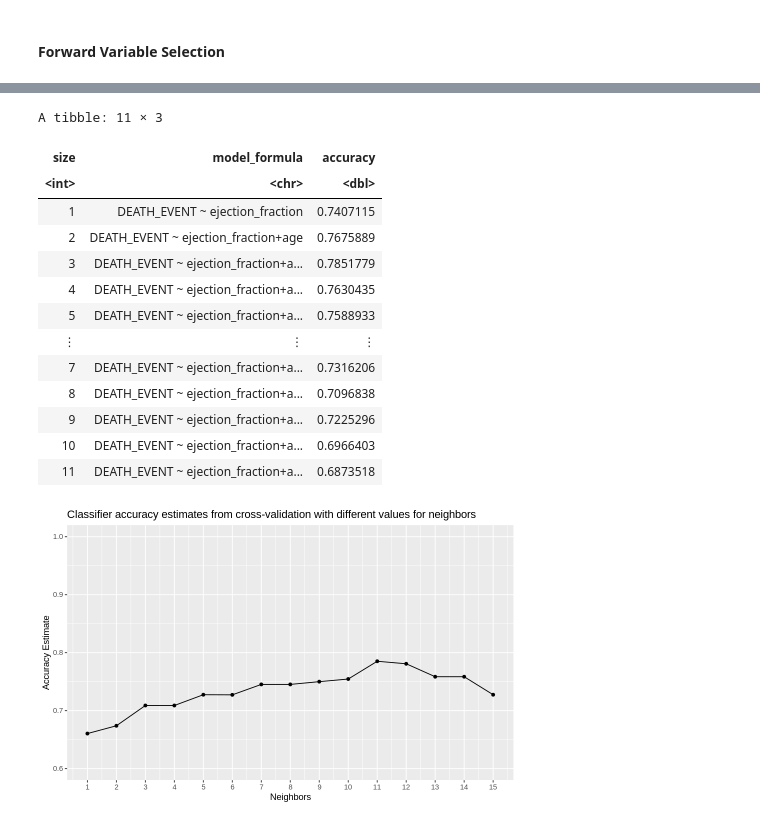
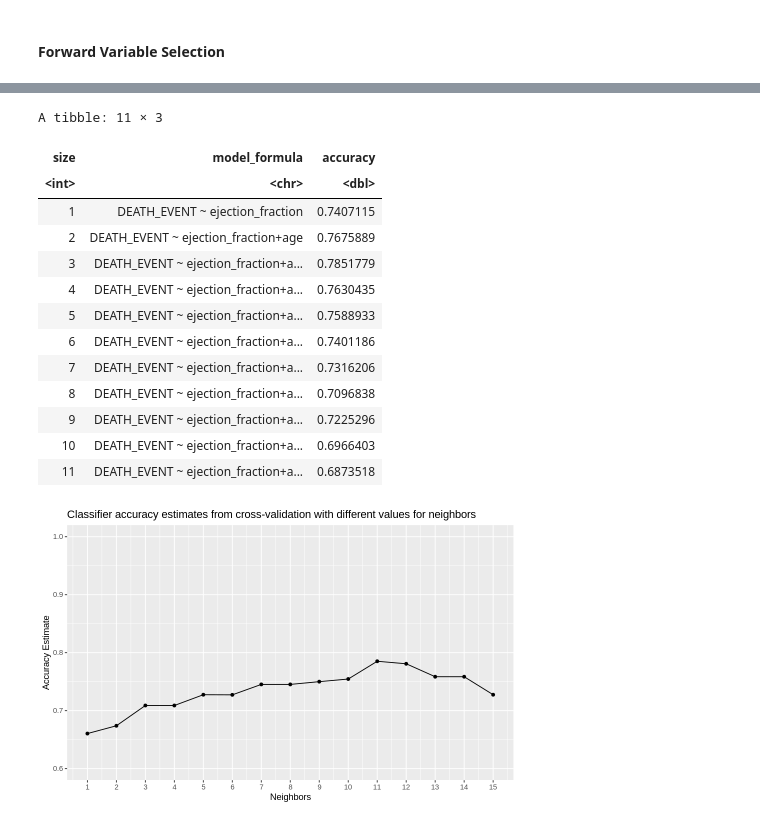
Before and after one commit to ShiyuDeng-Simon/group_project, a Jupyter notebook: Proposal.ipynb, the cells around one changed output, grey strips where cells are left out. Cells and saved outputs as stored; diff of their text form; code cells hidden in the pictures.

```diff
--- a/Proposal.ipynb
+++ b/Proposal.ipynb
@@ -624,17 +628,18 @@ A tibble: 11 × 3
 set.seed(2130)
 accuracies_ver_5 <- do_forward_selection(wotime_train_ver_5)
 # %%
+options(repr.matrix.max.rows = 13)
 accuracies_ver_5
 # %% [output]
 A tibble: 11 × 3
 | size | model_formula | accuracy |
 | <int> | <chr> | <dbl> |
 | 1 | DEATH_EVENT ~ ejection_fraction | 0.7407115 |
 | 2 | DEATH_EVENT ~ ejection_fraction+age | 0.7675889 |
 | 3 | DEATH_EVENT ~ ejection_fraction+a... | 0.7851779 |
 | 4 | DEATH_EVENT ~ ejection_fraction+a... | 0.7630435 |
 | 5 | DEATH_EVENT ~ ejection_fraction+a... | 0.7588933 |
-| ⋮ | ⋮ | ⋮ |
+| 6 | DEATH_EVENT ~ ejection_fraction+a... | 0.7401186 |
 | 7 | DEATH_EVENT ~ ejection_fraction+a... | 0.7316206 |
 | 8 | DEATH_EVENT ~ ejection_fraction+a... | 0.7096838 |
 | 9 | DEATH_EVENT ~ ejection_fraction+a... | 0.7225296 |
```
Also changed, not shown: parts of 10 cells of this notebook.
